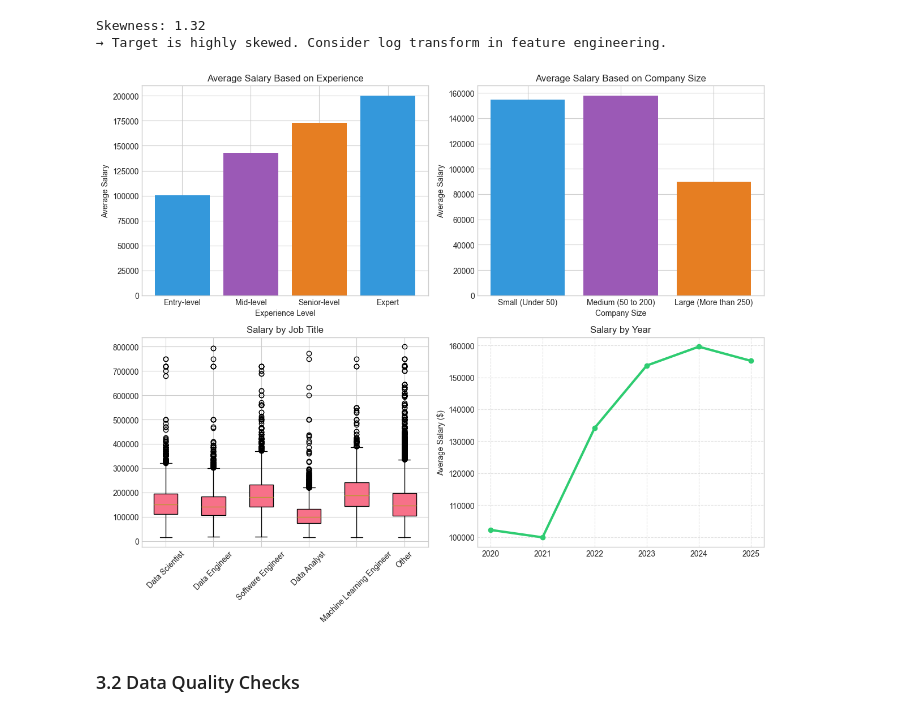
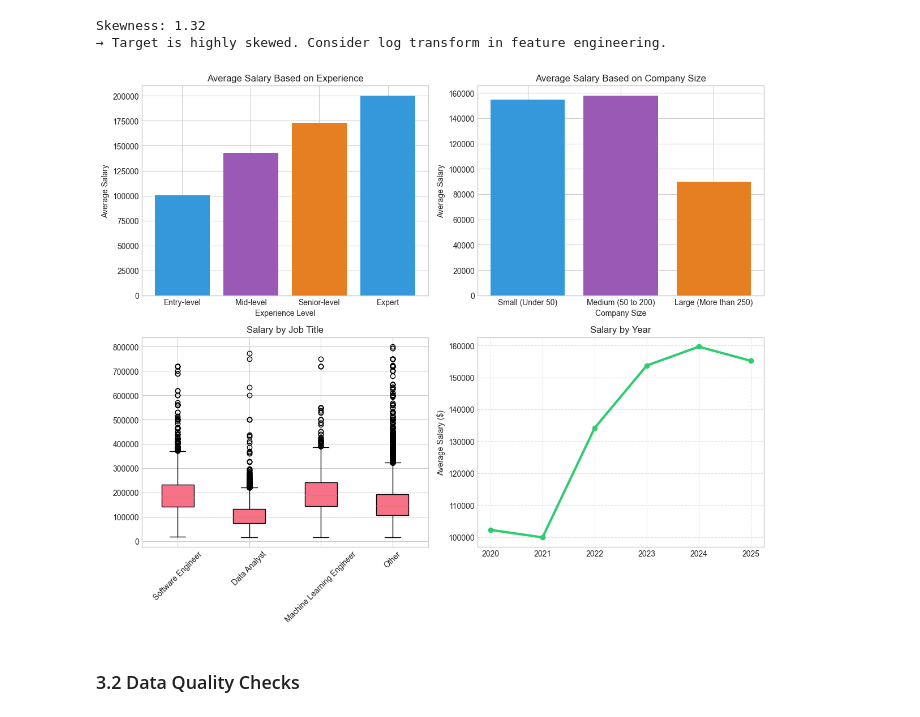
Before and after one commit to MysticBlueTopaz/Salary-Predictor, a Jupyter notebook: notebooks/01_problem_statement_and_eda.ipynb, the cells around one changed output. Drawn from its saved outputs; the diff is of its cells as text; code cells hidden in the pictures.

```diff
--- a/notebooks/01_problem_statement_and_eda.ipynb
+++ b/notebooks/01_problem_statement_and_eda.ipynb
@@ -276,35 +276,35 @@ axes[0,0].set_ylabel('Average Salary')
 axes[0,0].set_title('Average Salary Based on Experience')
 axes[0,0].set_xticklabels(['Entry-level', 'Mid-level', 'Senior-level', 'Expert' ])
 
 # Plot 2: Average Salary Based on Company Size
 salary_company = df.groupby('company_size')['salary_in_usd'].mean()
 axes[0,1].bar(salary_company.index, salary_company.values, color=['#3498DB', '#9B59B6', '#E67E22'])
 axes[0,1].set_xlabel('Company Size')
 axes[0,1].set_ylabel('Average Salary')
 axes[0,1].set_title('Average Salary Based on Company Size')
 axes[0,1].set_xticklabels(['Small (Under 50)','Medium (50 to 200)', 'Large (More than 250)' ])
 
 # Plot 3: Salary Based on Job Titles
-job_titles = ['Data Scientist', 'Data Engineer', 'Software Engineer', 'Data Analyst', 'Machine Learning Engineer']
+job_titles = ['Software Engineer', 'Data Analyst', 'Machine Learning Engineer']
 salary_jobs = [df[df['job_title'] == title]['salary_in_usd'] for title in job_titles]
 other_salaries = df[~df['job_title'].isin(job_titles)]['salary_in_usd']
 salary_jobs.append(other_salaries)
 axes[1, 0].boxplot(salary_jobs, labels=job_titles + ['Other'], patch_artist=True)
 axes[1, 0].set_title('Salary by Job Title')
 axes[1, 0].tick_params(axis='x', rotation=45)
 
 # Plot 4: Salary trends for year
 salary_time = df.groupby('work_year')['salary_in_usd'].mean()
 axes[1,1].plot(salary_time.index, salary_time.values, marker='o', linestyle='-', color='#2ECC71', linewidth=3)
 axes[1,1].set_xticks(salary_time.index)
 axes[1,1].set_title('Salary by Year')
 axes[1,1].set_ylabel('Average Salary ($)')
 axes[1,1].grid(True, linestyle = '--', alpha=0.6)
 
 plt.tight_layout()
 plt.show()
 # %% [output]
-[figure, old version]
+[figure, new version]
 # %% [markdown]
 ### 3.2 Data Quality Checks
 # %%
```
Also changed, not shown: parts of 11 cells of this notebook, 5 other files.
